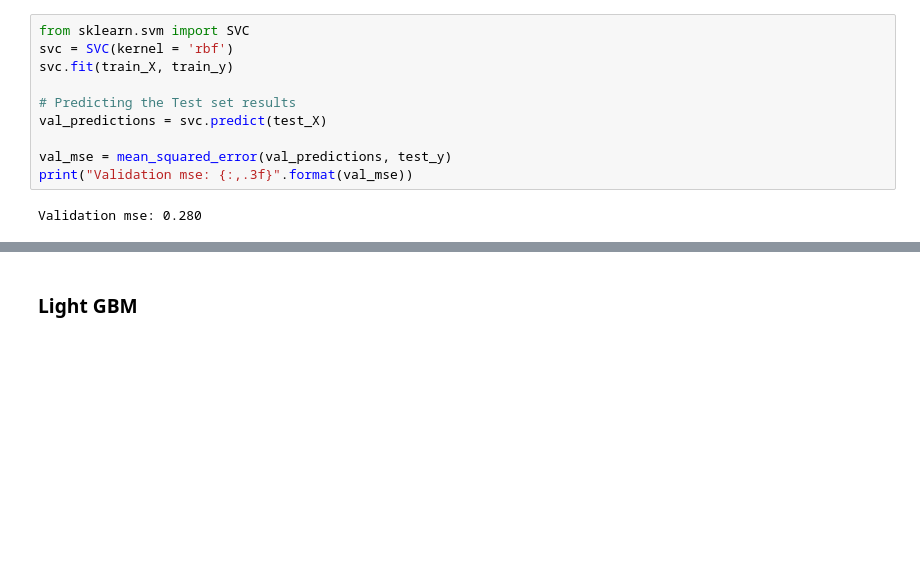
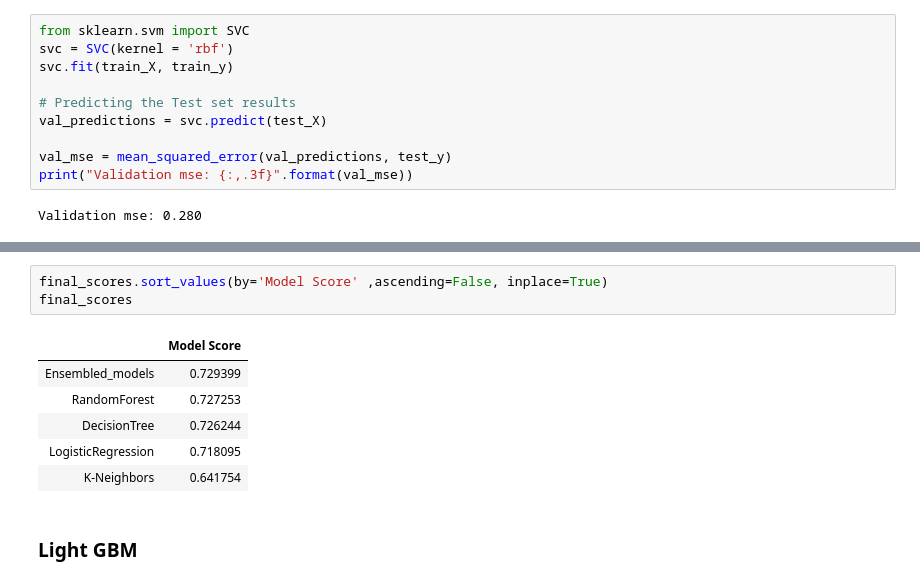
Before and after one commit to carcrupe/TFM, a Jupyter notebook: Heart_stroke_predictor.ipynb, the cells around one changed output, grey strips where cells are left out. Drawn from its saved outputs; the diff is of its cells as text; blank space fills up the shorter version.

```diff
--- a/Heart_stroke_predictor.ipynb
+++ b/Heart_stroke_predictor.ipynb
@@ -623,3 +645,13 @@ Validation mse: 0.280
+# %%
+final_scores.sort_values(by='Model Score' ,ascending=False, inplace=True)
+final_scores
+# %% [output]
+|  | Model Score |
+| Ensembled_models | 0.729399 |
+| RandomForest | 0.727253 |
+| DecisionTree | 0.726244 |
+| LogisticRegression | 0.718095 |
+| K-Neighbors | 0.641754 |
 # %% [markdown]
 ### Light GBM
 # %%
```
Also changed, not shown: parts of 8 cells of this notebook, 1 other file.
